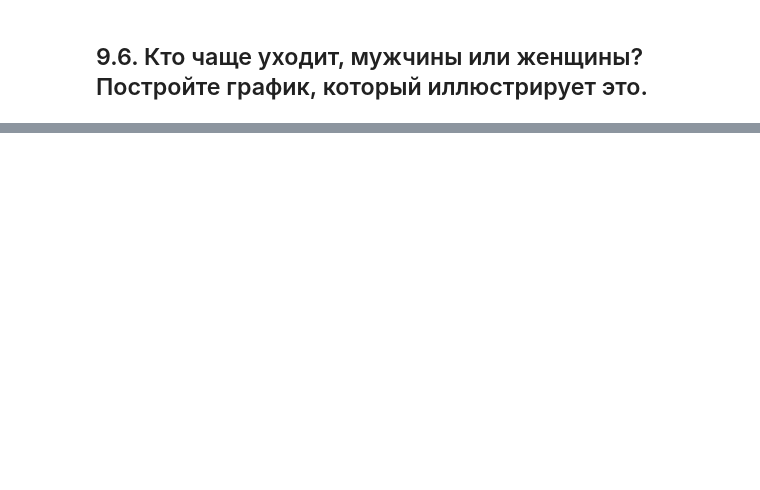
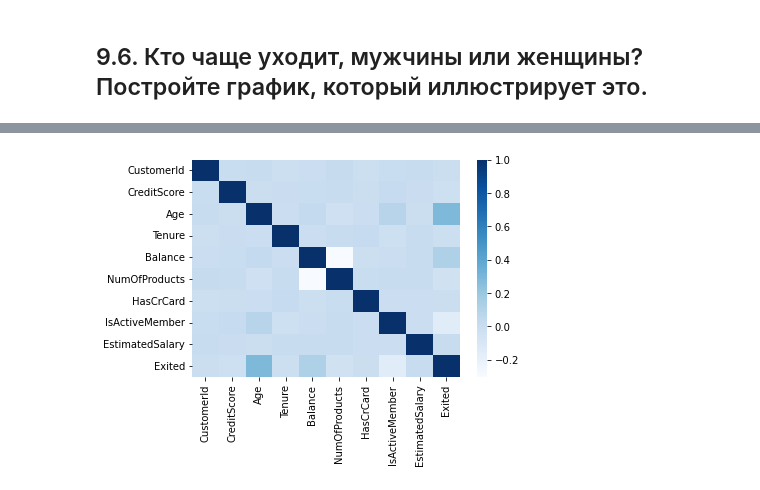
Before and after one commit to Sphexxx/sf_data_science, a Jupyter notebook: PY_13_Визуализация/Проект_визуализация.ipynb, the cells around one changed output, grey strips where cells are left out. Saved outputs shown, nothing was run; the diff lists cells and outputs as text; code cells hidden in the pictures; blank space fills up the shorter version.

```diff
--- a/PY_13_Визуализация/Проект_визуализация.ipynb
+++ b/PY_13_Визуализация/Проект_визуализация.ipynb
@@ -156,0 +255,4 @@ Name: Exited, dtype: float64
+# %%
+heatmap = sns.heatmap(churn_df.corr(), cmap ='Blues')
+# %% [output]
+[figure, added]
```
Also changed, not shown: parts of 15 cells of this notebook, 2 other files.
